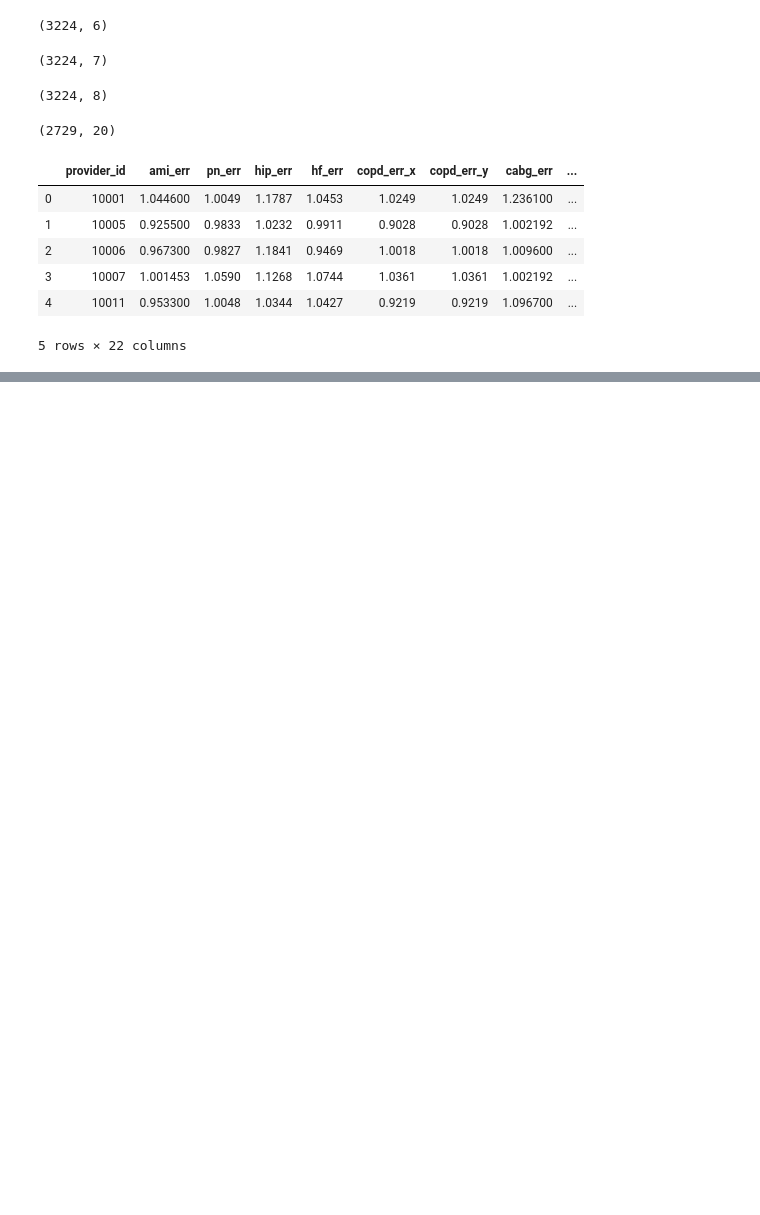
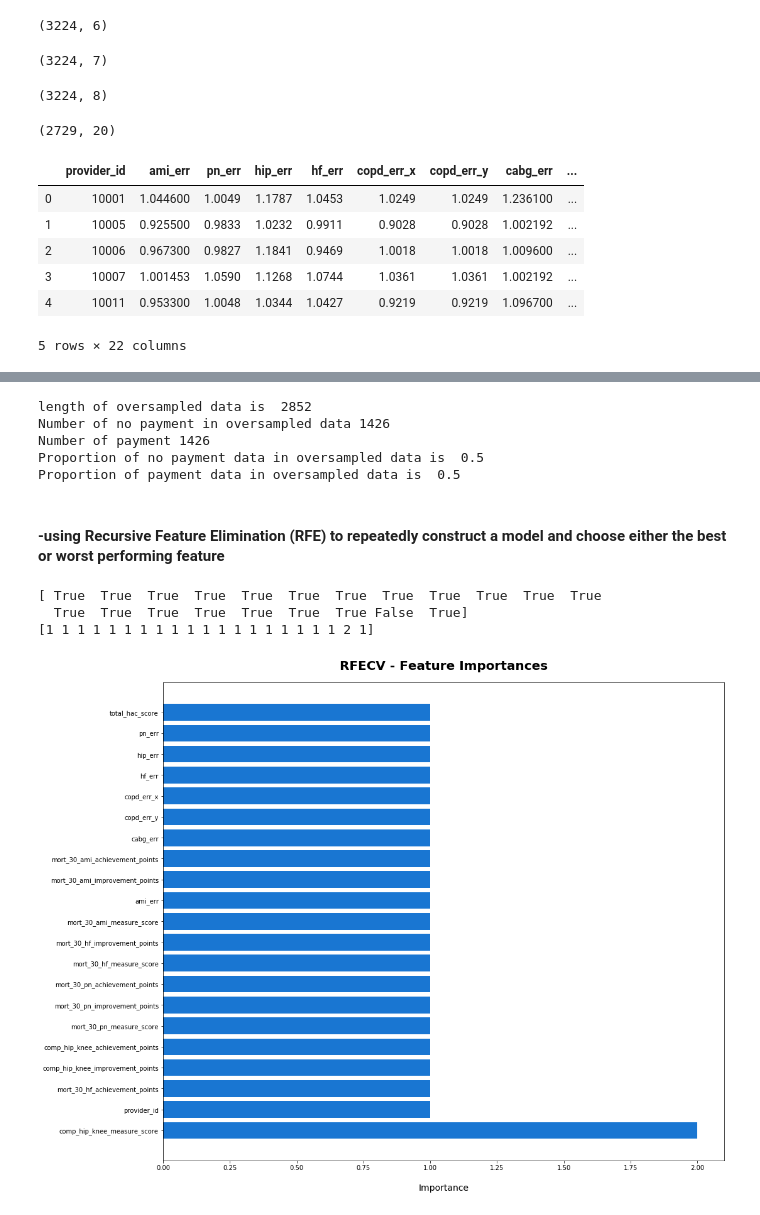
Before and after one commit to sobil-dalal/DAP_Project, a Jupyter notebook: MergeDB_&_Logistic_Regression.ipynb, the cells around one changed output, grey strips where cells are left out. Drawn from its saved outputs; the diff is of its cells as text; code cells hidden in the pictures; blank space fills up the shorter version.

```diff
--- a/MergeDB_&_Logistic_Regression.ipynb
+++ b/MergeDB_&_Logistic_Regression.ipynb
@@ -285,0 +322,28 @@ Accuracy: 0.7704517704517705
+# %%
+
+x = abs(medicare_df.loc[:, medicare_df.columns != "payment_reduction"])
+y = medicare_df.loc[:, medicare_df.columns == "payment_reduction"]
+# %%
+os = SMOTE(random_state=0)
+X_train, X_test, y_train, y_test = train_test_split(x, y, test_size=0.3, random_state=0)
+columns = X_train.columns
+# %%
+os_data_X, os_data_y = os.fit_sample(X_train, y_train)
+os_data_X = pd.DataFrame(data = os_data_X,columns = columns )
+os_data_y = pd.DataFrame(data = os_data_y, columns = ["payment_reduction"])
+# %%
+
+# we can Check the numbers of our data
+print("length of oversampled data is ",len(os_data_X))
+print("Number of no payment in oversampled data",len(os_data_y[os_data_y["payment_reduction"]=="No"]))
+print("Number of payment",len(os_data_y[os_data_y["payment_reduction"]=="Yes"]))
+print("Proportion of no payment data in oversampled data is ",len(os_data_y[os_data_y["payment_reduction"]=="No"])/len(os_data_X))
+print("Proportion of payment data in oversampled data is ",len(os_data_y[os_data_y["payment_reduction"]=="Yes"])/len(os_data_X))
+# %% [output]
+length of oversampled data is  2852
+Number of no payment in oversampled data 1426
+Number of payment 1426
+Proportion of no payment data in oversampled data is  0.5
+Proportion of payment data in oversampled data is  0.5
+# %% [markdown]
+####  -using Recursive Feature Elimination (RFE) to repeatedly construct a model and choose either the best or worst performing feature
@@ -285,0 +354,25 @@ Accuracy: 0.7704517704517705
+# %%
+logreg = LogisticRegression()
+rfe = RFE(logreg, 20)
+rfe = rfe.fit(os_data_X, os_data_y.values.ravel())
+print(rfe.support_)
+print(rfe.ranking_)
+# %% [output]
+[ True  True  True  True  True  True  True  True  True  True  True  True
+  True  True  True  True  True  True  True False  True]
+[1 1 1 1 1 1 1 1 1 1 1 1 1 1 1 1 1 1 1 2 1]
+# %%
+dset = pd.DataFrame()
+dset["attr"] = x.columns
+dset["importance"] = rfe.ranking_
+
+dset = dset.sort_values(by="importance", ascending=False)
+
+
+plt.figure(figsize=(16, 14))
+plt.barh(y=dset["attr"], width=dset["importance"], color="#1976D2")
+plt.title("RFECV - Feature Importances", fontsize=20, fontweight="bold", pad=20)
+plt.xlabel("Importance", fontsize=14, labelpad=20)
+plt.show()
+# %% [output]
+[figure, added]
```
Also changed, not shown: parts of 10 cells of this notebook.
